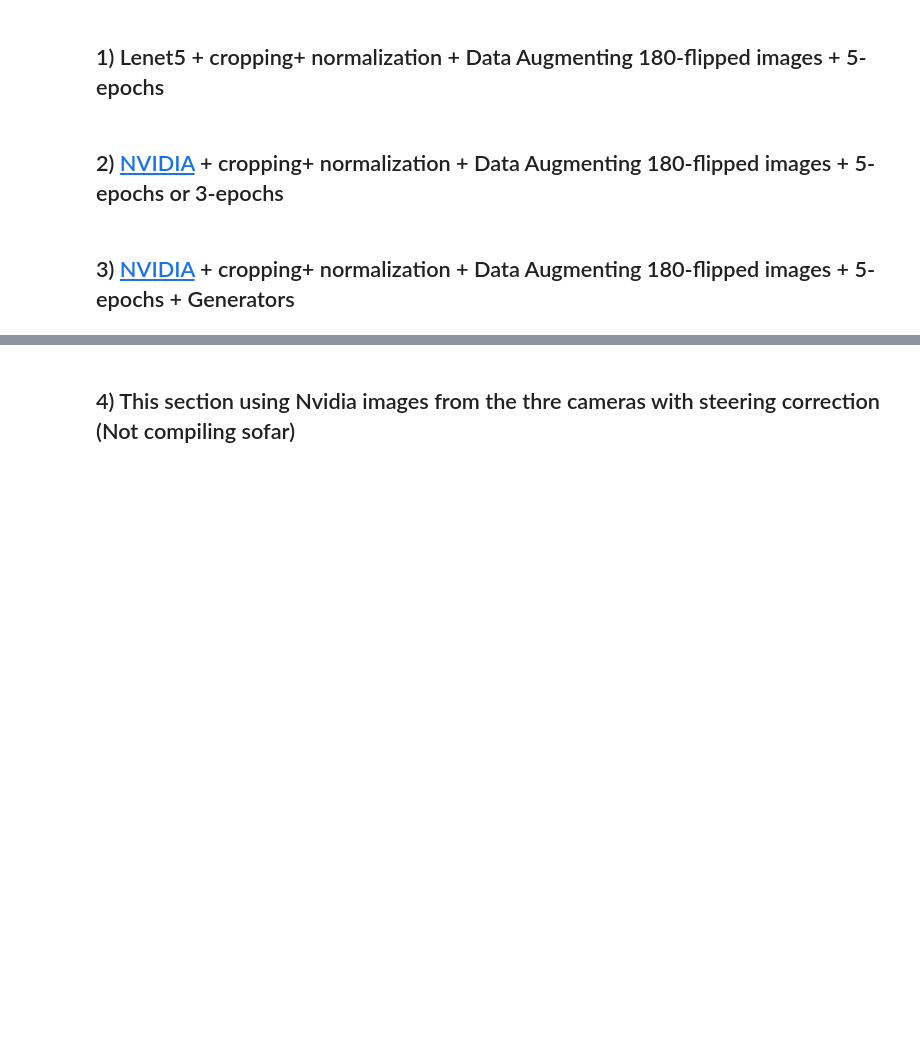
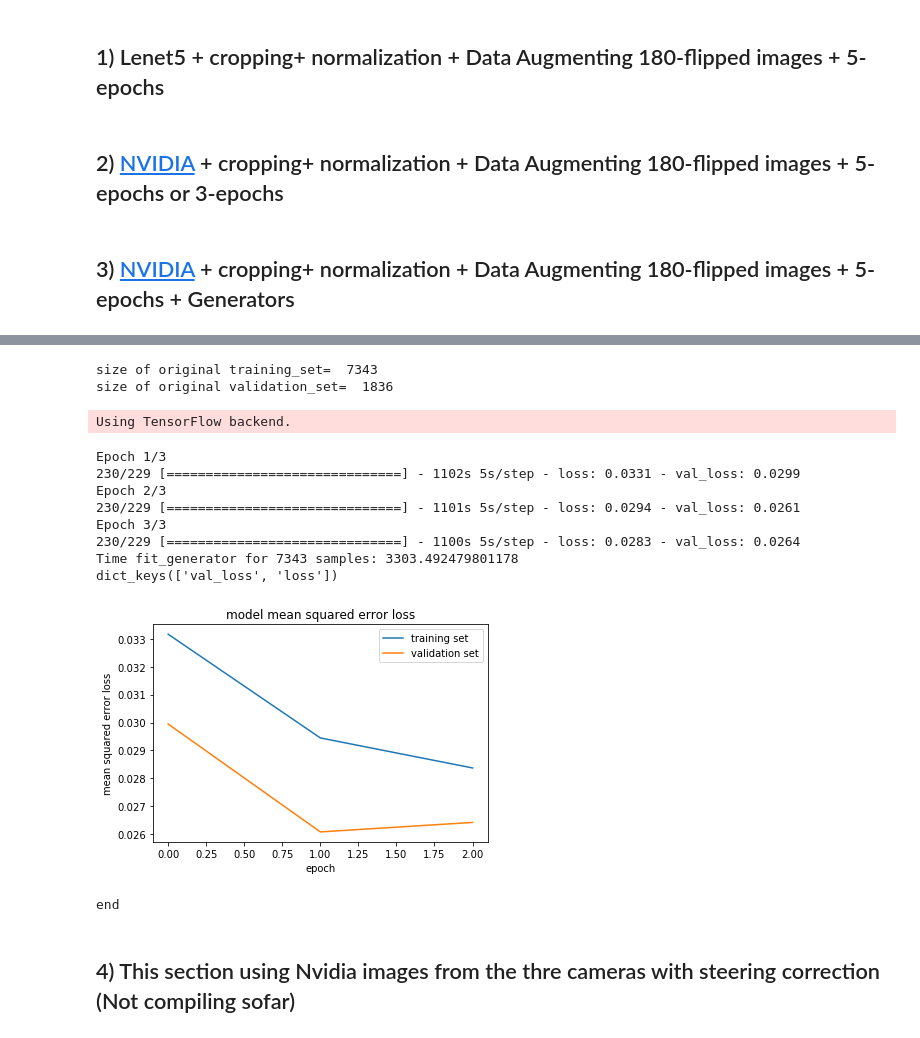
Before and after one commit to MyadaRoshdi/P3, a Jupyter notebook: clone_test.ipynb, the cells around one changed output, grey strips where cells are left out. Saved outputs shown, nothing was run; the diff lists cells and outputs as text; code cells hidden in the pictures; blank space fills up the shorter version.

```diff
--- a/clone_test.ipynb
+++ b/clone_test.ipynb
@@ -295,0 +308,14 @@ print ('end')
+# %%
+# Images resizing and pre-processing
+def image_preprocess(img):
+
+    # original Image shape is:  160x320x3 while input shape for the Nvidia model is:  66x200x3
+    # crop to 40x320x3
+    #n_img = img[50:140,0,0]
+    n_img = cv2.GaussianBlur(img, (3,3), 0)
+    # scale to 66x200x3 (same as nVidia), and as suggested by the Cheatsheet
+    #n_img = cv2.resize(n_img,(200, 66), interpolation = cv2.INTER_AREA)
+    # convert to YUV color space (as Hinted in the project )
+    n_img = cv2.cvtColor(n_img, cv2.COLOR_BGR2YUV)
+    return n_img
+print('end')
@@ -296,16 +324,4 @@ print ('end')
 # %%
-import os
-import time
-import csv
-from sklearn.model_selection import train_test_split
-import cv2
-import numpy as np
-import sklearn
-from sklearn.utils import shuffle
-import matplotlib.pyplot as plt
-import tensorflow as tf
-
-
 
 samples = []
 i = 0
@@ -318,6 +334,8 @@ with open('data/driving_log.csv') as csvfile:
 
 
 train_samples, validation_samples = train_test_split(samples, test_size=0.2)
+print('size of original training_set= ', len(train_samples))
+print('size of original validation_set= ', len(validation_samples))
 
 def generator(samples, batch_size=32):
     num_samples = len(samples)
@@ -329,16 +347,38 @@ def generator(samples, batch_size=32):
             images = []
             angles = []
             for batch_sample in batch_samples:
-                name = 'data/IMG/'+batch_sample[0].split('/')[-1]
-                center_image = cv2.imread(name)
+                source_path= batch_sample[0]
+                filename =source_path.split(':/')[-1]
+                filename =source_path.split('/')[-1]
+                #print('filename after line split: ', filename)
+                current_path= 'data/IMG/'+filename
+                #print("center_image current_path is: ", current_path)
+                center_image = cv2.imread(current_path)
+                center_image = image_preprocess(center_image)
                 center_angle = float(batch_sample[3])
                 images.append(center_image)
                 angles.append(center_angle)
+                images.append(cv2.flip(center_image, 1)) #flip image 180 horizontally
+                angles.append(center_angle * -1.0) # reverse the steering angle
 
 
-            # trim image to only see section with road
+                name_left = 'data/IMG/'+batch_sample[1].split('/')[-1]
+                left_image = cv2.imread(name_left)
+                left_angle = center_angle + 0.2
+                images.append(left_image)
+                angles.append(left_angle)
+
+                name_right = 'data/IMG/'+batch_sample[2].split('/')[-1]
+                right_image = cv2.imread(name_right)
+                right_angle = center_angle - 0.2
+                images.append(right_image)
+                angles.append(right_angle)
+
+
+            # Convert to numpy float arrays.
             X_train = np.array(images)
             y_train = np.array(angles)
+            # Shuffle the data for every batch
             yield sklearn.utils.shuffle(X_train, y_train)
 
 
@@ -365,11 +405,13 @@ from keras.layers import Cropping2D
 
 model = Sequential()
 
+# Cropping un-useful details from the image to avoid distracting model training. Here I removed 60-pixels from top and 20 pixels from bottom.
+model.add(Cropping2D(cropping=((60,20), (0,0)),  input_shape = (160,320,3)))
+
 # Preprocessing the data using Normalization and Mean-Center and using trimmed image format to perform cropping
-model.add(Lambda(lambda x: (x / 127.5) - 1.0, input_shape=(160, 320, 3)))
+model.add(Lambda(lambda x: (x / 255.0) - 0.5, input_shape=(80,320,3),  output_shape = (80,320,3)))
 
-# Cropping un-useful details from the image to avoid distracting model training. Here I removed 70-pixels from top and 25 pixels from bottom.
-model.add(Cropping2D(cropping=((70,25), (0,0))))
+
 
 # Using NVIDIA model
 model.add(Conv2D(24, (5, 5), activation="relu", strides=(2, 2)))
@@ -387,6 +429,7 @@ model.add(Dense(1))
 
 
 # compile and train the model using the generator function
+# Generate training and validation datasets and run the model in batches, where batch_size= 32
 train_generator = generator(train_samples)
 validation_generator = generator(validation_samples)
 
@@ -397,33 +440,47 @@ steps_per_epoch = samples_per_epoch/batch_size
 model.compile(loss='mse', optimizer='adam')
 
 start = time.time()
 #history = model.fit_generator(train_generator, steps_per_epoch=steps_per_epoch, validation_data=validation_generator,nb_val_samples=len(validation_samples), nb_epoch=3)
 history = model.fit_generator(train_generator, validation_steps=len(validation_samples), steps_per_epoch=steps_per_epoch, epochs=3, validation_data=validation_generator)
 print("Time fit_generator for %s samples: %s" % (len(train_samples), time.time() - start))
 
 # save the model to reuse or download
 model.save('model.h5')
 
 
 
 ### print the keys contained in the history object
 print(history.history.keys())
 
 ### plot the training and validation loss for each epoch
 plt.plot(history.history['loss'])
 plt.plot(history.history['val_loss'])
 plt.title('model mean squared error loss')
 plt.ylabel('mean squared error loss')
 plt.xlabel('epoch')
 plt.legend(['training set', 'validation set'], loc='upper right')
 plt.show()
 
 
 # NOTE: by default Keras train for 10 epochs
 
 # visualize model layout with pydot_ng
 #plot(model, to_file='model.png', show_shapes=True)
 print ('end')
+# %% [output]
+size of original training_set=  7343
+size of original validation_set=  1836
+Using TensorFlow backend.
+Epoch 1/3
+230/229 [==============================] - 1102s 5s/step - loss: 0.0331 - val_loss: 0.0299
+Epoch 2/3
+230/229 [==============================] - 1101s 5s/step - loss: 0.0294 - val_loss: 0.0261
+Epoch 3/3
+230/229 [==============================] - 1100s 5s/step - loss: 0.0283 - val_loss: 0.0264
+Time fit_generator for 7343 samples: 3303.492479801178
+dict_keys(['val_loss', 'loss'])
+[figure, added]
+end
 # %% [markdown]
 ## 4) This section using Nvidia  images from the thre cameras with steering correction (Not compiling sofar)
 # %%
```
Also changed, not shown: parts of 5 cells of this notebook.
